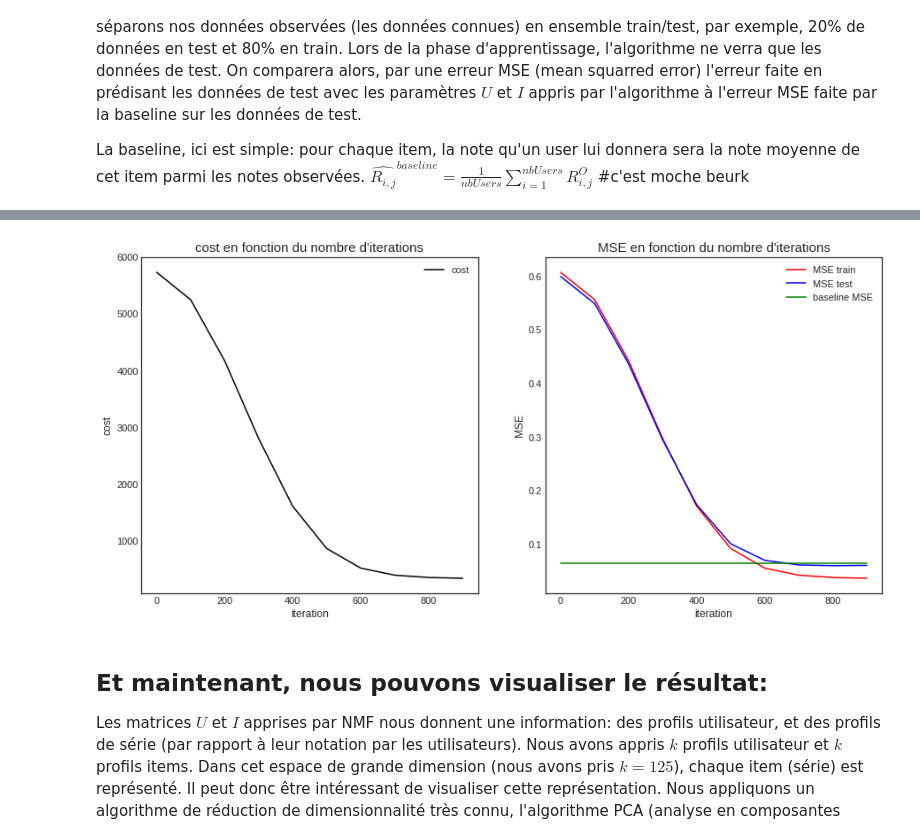
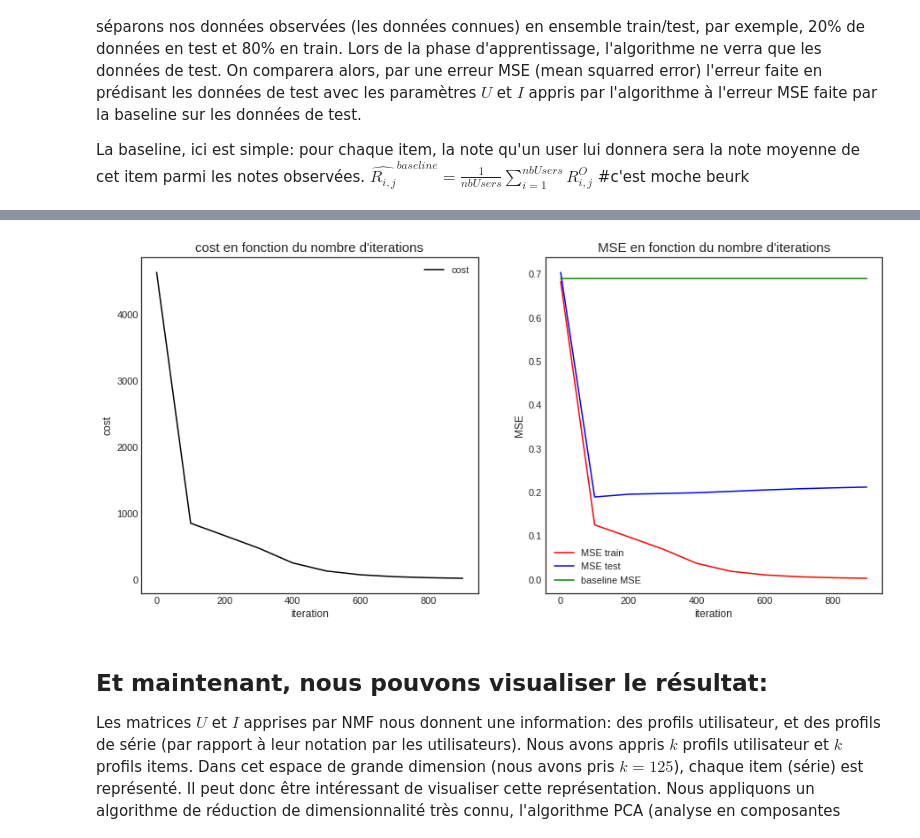
Before and after one commit to ismaelbonneau/movie_recommender, a Jupyter notebook: collaborative_filtering_1.ipynb, the cells around one changed output, grey strips where cells are left out. Cells and saved outputs as stored; diff of their text form; code cells hidden in the pictures.

```diff
--- a/collaborative_filtering_1.ipynb
+++ b/collaborative_filtering_1.ipynb
@@ -152,4 +161,4 @@ Retirons les noms de série, et enlevons les utilisateurs ayant noté moins de 4
 #on mémorise le mapping entier -> série en gardant les noms de série.
 df.rename(columns={"Unnamed: 0":'item'}, inplace=True)
 df = df.loc[:, (df.count(axis=0) >= 4)] #enlever les utilisateurs ayant noté moins de 5 séries
-df = df.loc[(df.count(axis=1) >= 4), :] #enlever les séries ayant reçu moins de 4 notes
+df = df.loc[(df.count(axis=1) >= 15), :] #enlever les séries ayant reçu moins de 4 notes
@@ -189,3 +206,10 @@ for s in np.argsort(np.array(df.mean(axis=0)))[::-1][:10]:
+# %%
+for i in range(len(df.values)):
+    for j in range(len(df.values[i])):
+        if df.values[i,j] > 6:
+            df.values[i,j] = 1
+        else:
+            df.values[i,j] = 0
 # %% [markdown]
 ### Masquage des valeurs manquantes:
 
@@ -407,3 +428,3 @@ from recommenders.matrixFactorization import NMF #implémentation sous forme de
 # %%
-nmf = NMF(125)
-learnt_U, learnt_I, results = nmf.run(df, train, test, 1000, 0.0001, alpha=0.0001, verbose=False)
+nmf = NMF(50)
+learnt_U, learnt_I, results = nmf.run(df, train, test, 1000, 0.00001, alpha=0.001, verbose=False)
@@ -420,23 +431,23 @@ Use `tf.global_variables_initializer` instead.
 # %%
 plt.figure(figsize=(15,7))
 plt.subplot(1,2, 1)
 plt.title("cost en fonction du nombre d'iterations", fontsize=15)
 plt.xlabel("iteration")
 plt.ylabel("cost")
 plt.plot([a for a,b in results["cost"]], [b for a,b in results["cost"]], color="black", label="cost")
 plt.legend()
 
 plt.subplot(1,2, 2)
 plt.title("MSE en fonction du nombre d'iterations", fontsize=15)
 plt.xlabel("iteration")
 plt.ylabel("MSE")
 plt.plot([a for a,b in results["mse_train"]], [b for a,b in results["mse_train"]], color="red", label="MSE train")
 plt.plot([a for a,b in results["mse_test"]], [b for a,b in results["mse_test"]], color="blue", label="MSE test")
-plt.plot([a for a,b in results["mse_test"]], [0.06369]*len(results["mse_train"]), color="green", label="baseline MSE")
+plt.plot([a for a,b in results["mse_test"]], [0.69]*len(results["mse_train"]), color="green", label="baseline MSE")
 plt.legend()
 plt.show()
 # %% [output]
-[figure, old version]
+[figure, new version]
 # %% [markdown]
 ## Et maintenant, nous pouvons visualiser le résultat:
 
```
Also changed, not shown: parts of 29 cells of this notebook.
